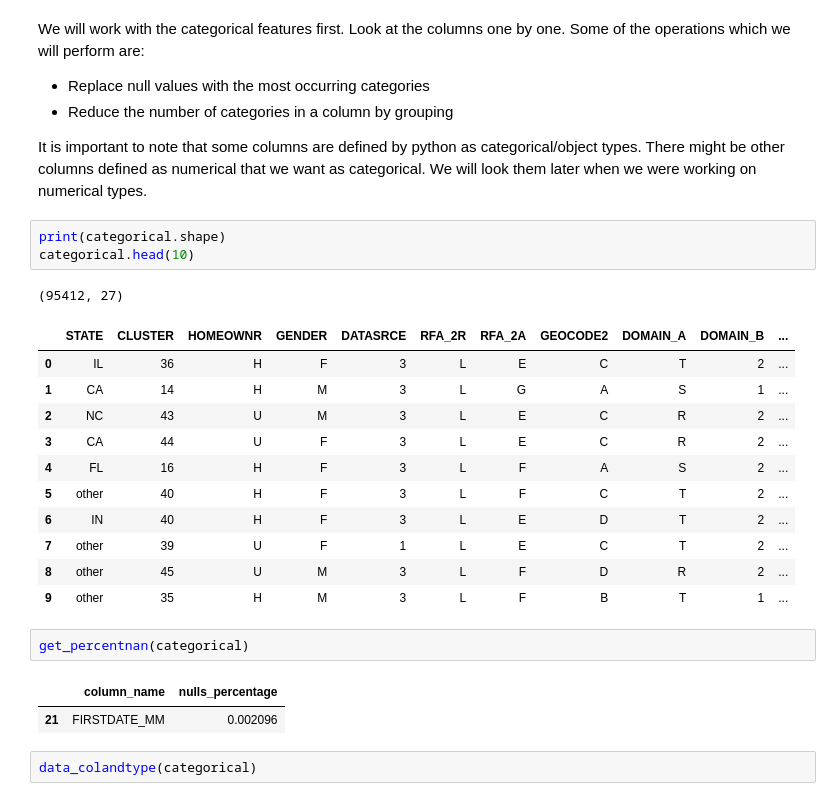
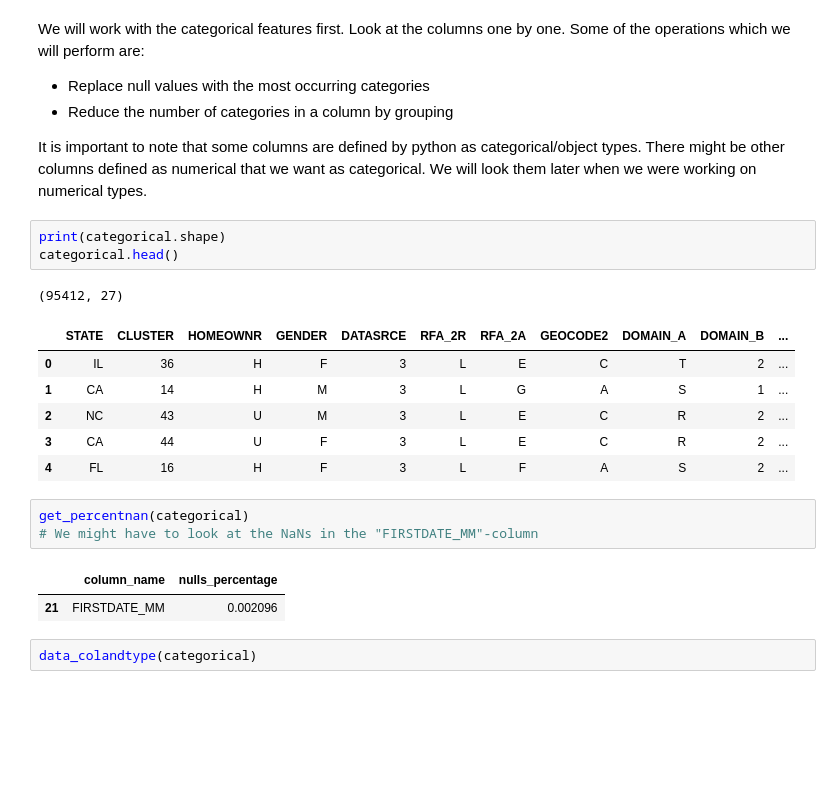
Before and after one commit to jochabo/7_04_lab-handling-data-imbalance-classification, a Jupyter notebook: 7_04_lab.ipynb, the cells around one changed output. Drawn from its saved outputs; the diff is of its cells as text; blank space fills up the shorter version.

```diff
--- a/7_04_lab.ipynb
+++ b/7_04_lab.ipynb
@@ -123,25 +137,21 @@ We will work with the categorical features first. Look at the columns one by one
 It is important to note that some columns are defined by python as categorical/object types. There might be other columns defined as numerical that we want as categorical. We will look them later when we were working on numerical types.
 # %%
 print(categorical.shape)
-categorical.head(10)
+categorical.head()
 # %% [output]
 (95412, 27)
 |  | STATE | CLUSTER | HOMEOWNR | GENDER | DATASRCE | RFA_2R | RFA_2A | GEOCODE2 | DOMAIN_A | DOMAIN_B | ... |
 | 0 | IL | 36 | H | F | 3 | L | E | C | T | 2 | ... |
 | 1 | CA | 14 | H | M | 3 | L | G | A | S | 1 | ... |
 | 2 | NC | 43 | U | M | 3 | L | E | C | R | 2 | ... |
 | 3 | CA | 44 | U | F | 3 | L | E | C | R | 2 | ... |
 | 4 | FL | 16 | H | F | 3 | L | F | A | S | 2 | ... |
-| 5 | other | 40 | H | F | 3 | L | F | C | T | 2 | ... |
-| 6 | IN | 40 | H | F | 3 | L | E | D | T | 2 | ... |
-| 7 | other | 39 | U | F | 1 | L | E | C | T | 2 | ... |
-| 8 | other | 45 | U | M | 3 | L | F | D | R | 2 | ... |
-| 9 | other | 35 | H | M | 3 | L | F | B | T | 1 | ... |
-# %%
-get_percentnan(categorical)
-# %% [output]
-|  | column_name | nulls_percentage |
-| 21 | FIRSTDATE_MM | 0.002096 |
+# %%
+get_percentnan(categorical)
+# We might have to look at the NaNs in the "FIRSTDATE_MM"-column
+# %% [output]
+|  | column_name | nulls_percentage |
+| 21 | FIRSTDATE_MM | 0.002096 |
 # %%
 data_colandtype(categorical)
 # %% [output]
```
Also changed, not shown: parts of 74 cells of this notebook.
